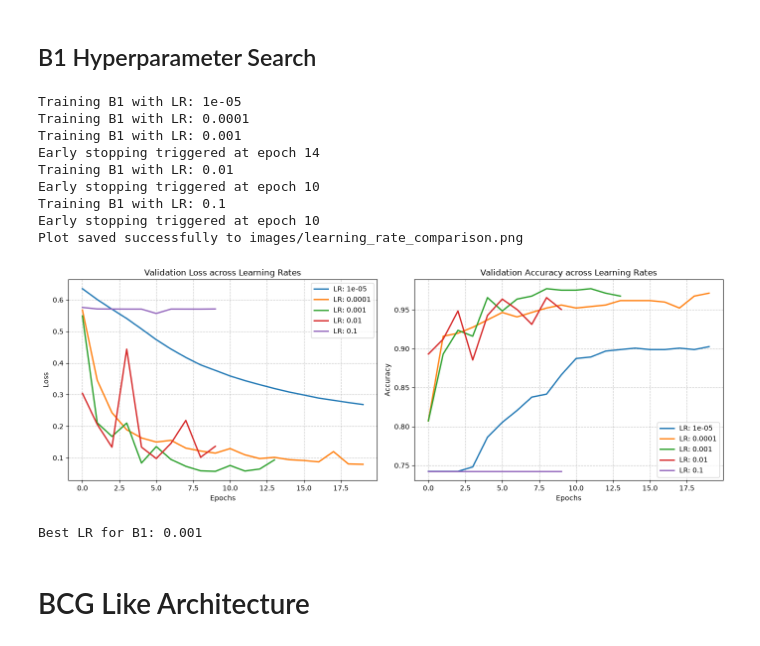
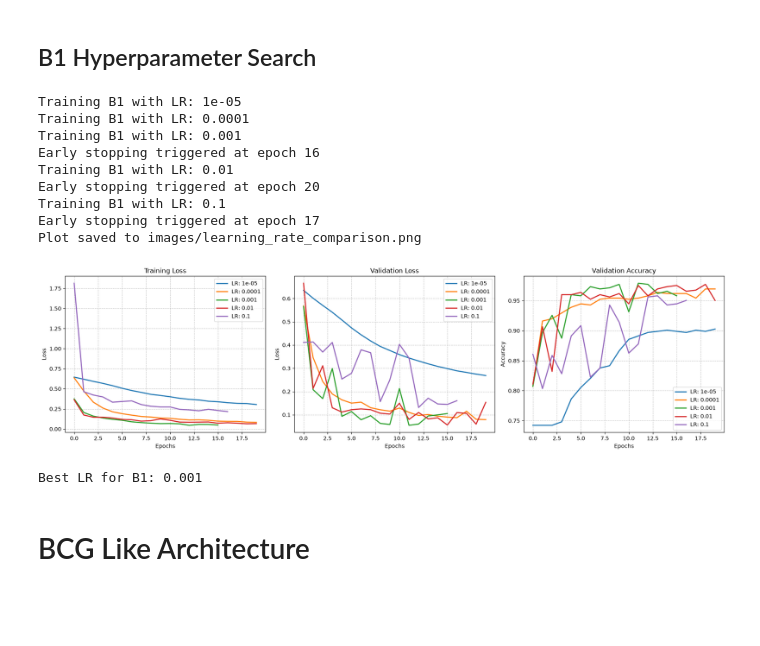
Before and after one commit to AkshayNarayananB/NeuralNetworks, a Jupyter notebook: NB_1.ipynb, the cells around one changed output. Drawn from its saved outputs; the diff is of its cells as text; code cells hidden in the pictures; blank space fills up the shorter version.

```diff
--- a/NB_1.ipynb
+++ b/NB_1.ipynb
@@ -179,68 +224,46 @@ class B1_AlexNet(nn.Module):
 # %% [markdown]
 ## B1 Hyperparameter Search
 # %%
-import os
-import matplotlib.pyplot as plt
+def run_lr_sweep(lrs, train_loader, val_loader, device):
+    results = {}
+    for lr in lrs:
+        print(f"Training B1 with LR: {lr}")
+        model_b1 = B1_AlexNet().to(device)
 
+        # Make sure your train_model function returns a dictionary
+        # containing 'train_loss', 'val_loss', and 'val_acc' lists
+        history = train_model(model_b1, train_loader, val_loader, lr)
+        results[lr] = history
+
+    return results
+
+# 3. Execution Pipeline
 lrs = [1e-5, 1e-4, 1e-3, 1e-2, 1e-1]
-b1_results = {}
 
-for lr in lrs:
-    print(f"Training B1 with LR: {lr}")
-    model_b1 = B1_AlexNet().to(device)
-    history = train_model(model_b1, train_loader, val_loader, lr)
-    b1_results[lr] = history
+# Run the sweep
+b1_results = run_lr_sweep(lrs, train_loader, val_loader, device)
 
-# --- Plotting and Saving Both Loss and Accuracy ---
-# Ensure the 'images' directory exists
-os.makedirs('images', exist_ok=True)
+# Plot the 3-panel results
+plot_sweep_results(
+    results=b1_results,
+    label_prefix='LR',
+    save_filename='learning_rate_comparison.png'
+)
 
-fig, axes = plt.subplots(1, 2, figsize=(14, 5))
-
-for lr, history in b1_results.items():
-    # Plot Validation Loss (Left Subplot)
-    axes[0].plot(history['val_loss'], label=f'LR: {lr}', linewidth=2)
-    # Plot Validation Accuracy (Right Subplot)
-    axes[1].plot(history['val_acc'], label=f'LR: {lr}', linewidth=2)
-
-# Format Validation Loss plot
-axes[0].set_title('Validation Loss across Learning Rates')
-axes[0].set_xlabel('Epochs')
-axes[0].set_ylabel('Loss')
-axes[0].legend()
-axes[0].grid(True, linestyle='--', alpha=0.7)
-
-# Format Validation Accuracy plot
-axes[1].set_title('Validation Accuracy across Learning Rates')
-axes[1].set_xlabel('Epochs')
-axes[1].set_ylabel('Accuracy')
-axes[1].legend()
-axes[1].grid(True, linestyle='--', alpha=0.7)
-
-plt.tight_layout()
-
-# Save the figure to the local 'images/' folder
-output_path = os.path.join('images', 'learning_rate_comparison.png')
-plt.savefig(output_path, dpi=300, bbox_inches='tight')
-print(f"Plot saved successfully to {output_path}")
-
-plt.show() # Optional: keeps the inline display too
-# --------------------------------------------------
-
-# Determine best LR based on highest validation accuracy
+# Extract best LR
 best_lr_b1 = max(b1_results, key=lambda k: max(b1_results[k]['val_acc']))
 print(f"Best LR for B1: {best_lr_b1}")
 # %% [output]
 Training B1 with LR: 1e-05
 Training B1 with LR: 0.0001
 Training B1 with LR: 0.001
-Early stopping triggered at epoch 14
+Early stopping triggered at epoch 16
 Training B1 with LR: 0.01
-Early stopping triggered at epoch 10
+Early stopping triggered at epoch 20
 Training B1 with LR: 0.1
-Early stopping triggered at epoch 10
-Plot saved successfully to images/learning_rate_comparison.png
+Early stopping triggered at epoch 17
+Plot saved to images/learning_rate_comparison.png
-[figure, old version]
+[figure, new version]
 Best LR for B1: 0.001
 # %% [markdown]
 # BCG Like Architecture
```
Also changed, not shown: parts of 18 cells of this notebook, 13 other files.
